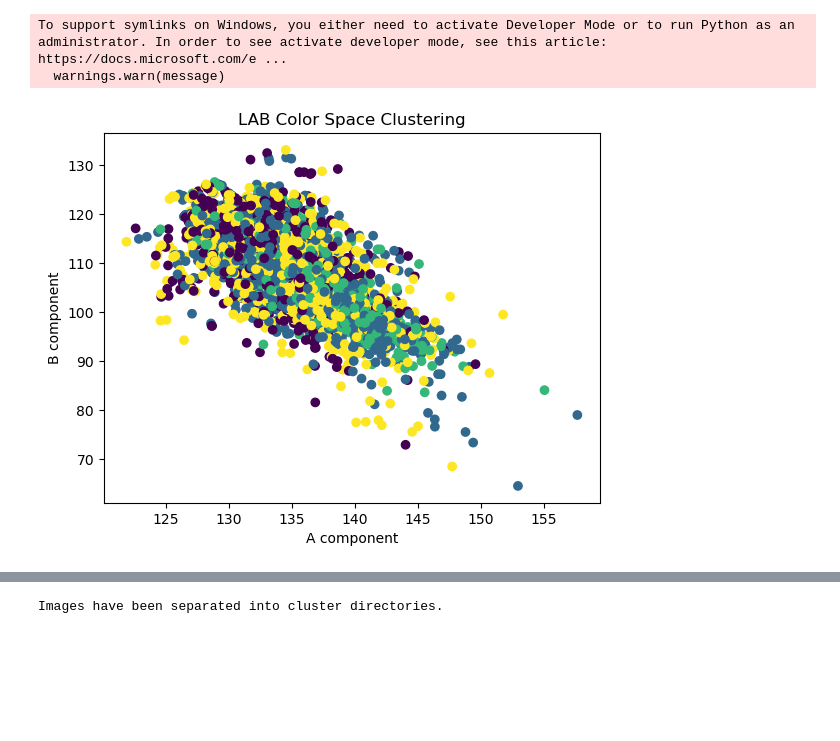
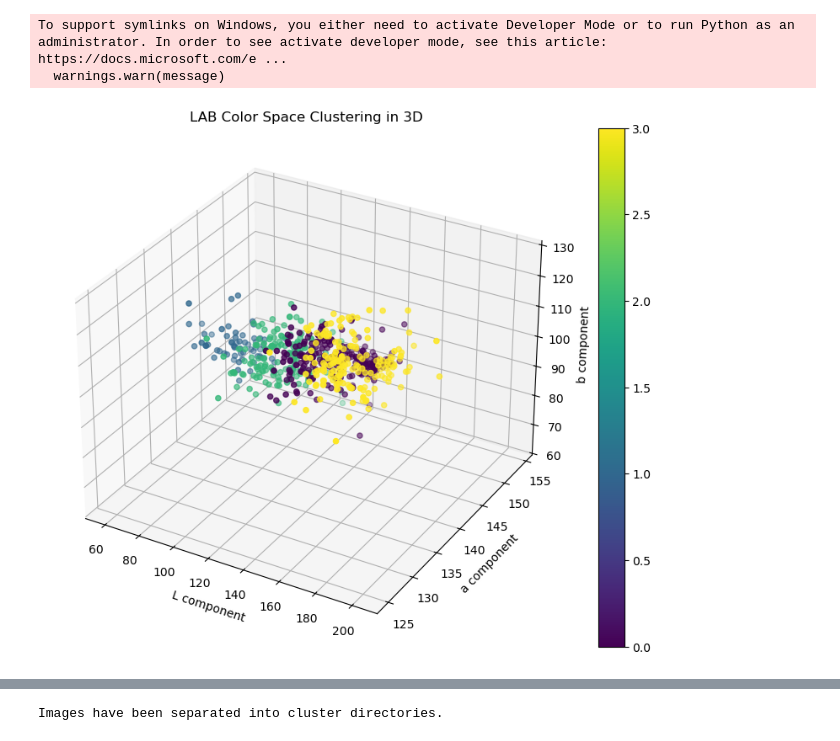
Before and after one commit to oyanchun/Synapxe-Tongue-Project, a Jupyter notebook: Model Development/Clustering.ipynb, the cells around one changed output, grey strips where cells are left out. Drawn from its saved outputs; the diff is of its cells as text; code cells hidden in the pictures; blank space fills up the shorter version.

```diff
--- a/Model Development/Clustering.ipynb
+++ b/Model Development/Clustering.ipynb
@@ -42,14 +43,32 @@ kmeans.fit(features_train)
 labels = kmeans.labels_
 # %%
 features_array = np.array(features_train)
-# %%
-plt.scatter(features_array[:, 1], features_array[:, 2], c=labels, cmap='viridis')
-plt.xlabel('A component')
-plt.ylabel('B component')
-plt.title('LAB Color Space Clustering')
-plt.show()
-# %% [output]
-[figure, removed]
+# %%
+fig = plt.figure(figsize=(10, 8))
+ax = fig.add_subplot(111, projection='3d')
+
+# Scatter plot
+scatter = ax.scatter(features_array[:, 0],
+                     features_array[:, 1],
+                     features_array[:, 2],
+                     c=labels,
+                     cmap='viridis')
+
+# Set labels for each axis
+ax.set_xlabel('L component')
+ax.set_ylabel('a component')
+ax.set_zlabel('b component')
+
+# Set title
+ax.set_title('LAB Color Space Clustering in 3D')
+
+# Add a color bar
+plt.colorbar(scatter)
+
+# Show the plot
+plt.show()
+# %% [output]
+[figure, added]
 # %%
 num_clusters = len(np.unique(labels))
 
```
Also changed, not shown: parts of 3 cells of this notebook, 17 other files.
